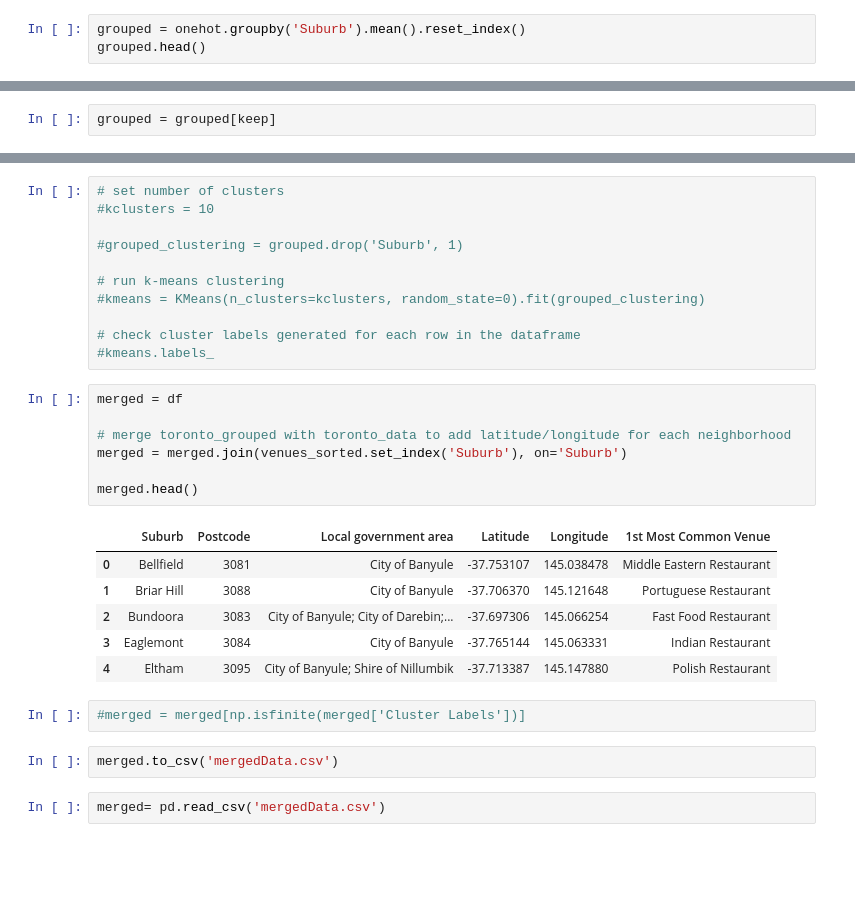
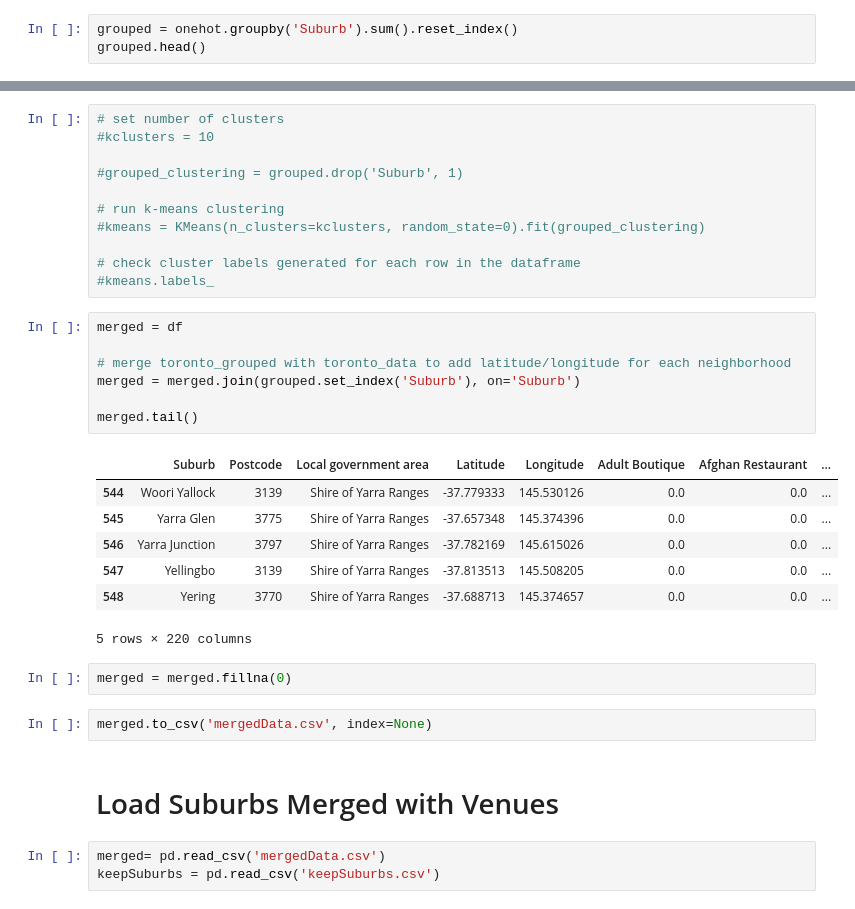
Before and after one commit to mattburtnz07/IBM-Capstone-Data-Science-Certificate, a Jupyter notebook: Final Project Matt.ipynb, the cells around one changed output, grey strips where cells are left out. Drawn from its saved outputs; the diff is of its cells as text; blank space fills up the shorter version.

```diff
--- a/Final Project Matt.ipynb
+++ b/Final Project Matt.ipynb
@@ -238,4 +240,4 @@ onehot.shape
 # %%
-grouped = onehot.groupby('Suburb').mean().reset_index()
+grouped = onehot.groupby('Suburb').sum().reset_index()
 grouped.head()
 # %% [output]
@@ -289,2 +254,0 @@ for i in keep_venues:
-# %%
-grouped = grouped[keep]
@@ -336,20 +276,24 @@ venues_sorted.head()
 # %%
 merged = df
 
 # merge toronto_grouped with toronto_data to add latitude/longitude for each neighborhood
-merged = merged.join(venues_sorted.set_index('Suburb'), on='Suburb')
+merged = merged.join(grouped.set_index('Suburb'), on='Suburb')
 
-merged.head()
+merged.tail()
 # %% [output]
-|  | Suburb | Postcode | Local government area | Latitude | Longitude | 1st Most Common Venue |
-| 0 | Bellfield | 3081 | City of Banyule | -37.753107 | 145.038478 | Middle Eastern Restaurant |
-| 1 | Briar Hill | 3088 | City of Banyule | -37.706370 | 145.121648 | Portuguese Restaurant |
-| 2 | Bundoora | 3083 | City of Banyule; City of Darebin;... | -37.697306 | 145.066254 | Fast Food Restaurant |
-| 3 | Eaglemont | 3084 | City of Banyule | -37.765144 | 145.063331 | Indian Restaurant |
-| 4 | Eltham | 3095 | City of Banyule; Shire of Nillumbik | -37.713387 | 145.147880 | Polish Restaurant |
+|  | Suburb | Postcode | Local government area | Latitude | Longitude | Adult Boutique | Afghan Restaurant | ... |
+| 544 | Woori Yallock | 3139 | Shire of Yarra Ranges | -37.779333 | 145.530126 | 0.0 | 0.0 | ... |
+| 545 | Yarra Glen | 3775 | Shire of Yarra Ranges | -37.657348 | 145.374396 | 0.0 | 0.0 | ... |
+| 546 | Yarra Junction | 3797 | Shire of Yarra Ranges | -37.782169 | 145.615026 | 0.0 | 0.0 | ... |
+| 547 | Yellingbo | 3139 | Shire of Yarra Ranges | -37.813513 | 145.508205 | 0.0 | 0.0 | ... |
+| 548 | Yering | 3770 | Shire of Yarra Ranges | -37.688713 | 145.374657 | 0.0 | 0.0 | ... |
+5 rows × 220 columns
-# %%
-#merged = merged[np.isfinite(merged['Cluster Labels'])]
+# %%
+merged = merged.fillna(0)
 # %%
-merged.to_csv('mergedData.csv')
+merged.to_csv('mergedData.csv', index=None)
+# %% [markdown]
+# Load Suburbs Merged with Venues
 # %%
 merged= pd.read_csv('mergedData.csv')
+keepSuburbs = pd.read_csv('keepSuburbs.csv')
```
Also changed, not shown: parts of 42 cells of this notebook, 6 other files.
